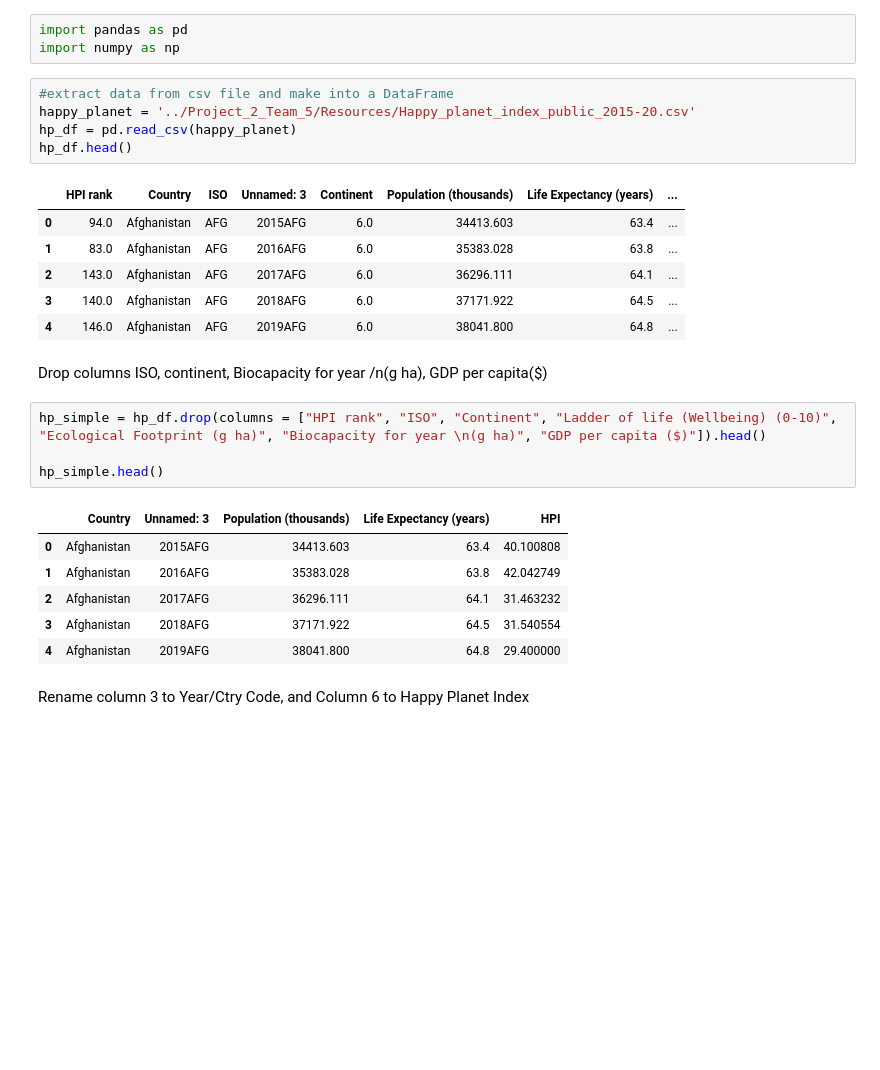
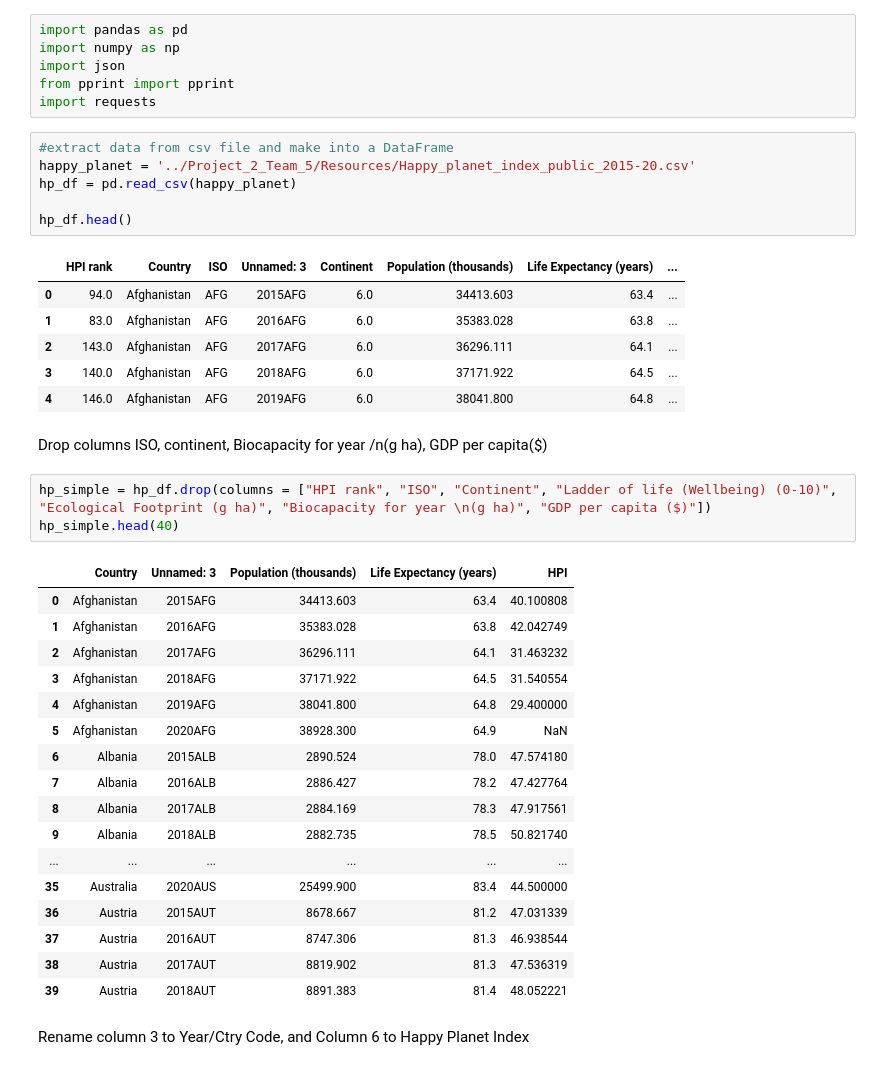
Before and after one commit to jennykardashov/Project_2_Team_5, a Jupyter notebook: HappinessandHomicideMN.ipynb, the cells around one changed output. Drawn from its saved outputs; the diff is of its cells as text; blank space fills up the shorter version.

```diff
--- a/HappinessandHomicideMN.ipynb
+++ b/HappinessandHomicideMN.ipynb
@@ -1,10 +1,14 @@
 # %%
 import pandas as pd
 import numpy as np
+import json
+from pprint import pprint
+import requests
 # %%
 #extract data from csv file and make into a DataFrame
 happy_planet = '../Project_2_Team_5/Resources/Happy_planet_index_public_2015-20.csv'
 hp_df = pd.read_csv(happy_planet)
+
 hp_df.head()
 # %% [output]
 |  | HPI rank | Country | ISO | Unnamed: 3 | Continent | Population (thousands) | Life Expectancy (years) | ... |
@@ -16,16 +20,26 @@ hp_df.head()
 # %% [markdown]
 Drop columns  ISO, continent, Biocapacity for year /n(g ha), GDP per capita($)
 # %%
-hp_simple = hp_df.drop(columns = ["HPI rank", "ISO", "Continent", "Ladder of life (Wellbeing) (0-10)", "Ecological Footprint (g ha)", "Biocapacity for year \n(g ha)", "GDP per capita ($)"]).head()
-
-hp_simple.head()
+hp_simple = hp_df.drop(columns = ["HPI rank", "ISO", "Continent", "Ladder of life (Wellbeing) (0-10)", "Ecological Footprint (g ha)", "Biocapacity for year \n(g ha)", "GDP per capita ($)"])
+hp_simple.head(40)
 # %% [output]
 |  | Country | Unnamed: 3 | Population (thousands) | Life Expectancy (years) | HPI |
 | 0 | Afghanistan | 2015AFG | 34413.603 | 63.4 | 40.100808 |
 | 1 | Afghanistan | 2016AFG | 35383.028 | 63.8 | 42.042749 |
 | 2 | Afghanistan | 2017AFG | 36296.111 | 64.1 | 31.463232 |
 | 3 | Afghanistan | 2018AFG | 37171.922 | 64.5 | 31.540554 |
 | 4 | Afghanistan | 2019AFG | 38041.800 | 64.8 | 29.400000 |
+| 5 | Afghanistan | 2020AFG | 38928.300 | 64.9 | NaN |
+| 6 | Albania | 2015ALB | 2890.524 | 78.0 | 47.574180 |
+| 7 | Albania | 2016ALB | 2886.427 | 78.2 | 47.427764 |
+| 8 | Albania | 2017ALB | 2884.169 | 78.3 | 47.917561 |
+| 9 | Albania | 2018ALB | 2882.735 | 78.5 | 50.821740 |
+| ... | ... | ... | ... | ... | ... |
+| 35 | Australia | 2020AUS | 25499.900 | 83.4 | 44.500000 |
+| 36 | Austria | 2015AUT | 8678.667 | 81.2 | 47.031339 |
+| 37 | Austria | 2016AUT | 8747.306 | 81.3 | 46.938544 |
+| 38 | Austria | 2017AUT | 8819.902 | 81.3 | 47.536319 |
+| 39 | Austria | 2018AUT | 8891.383 | 81.4 | 48.052221 |
 # %% [markdown]
 Rename column 3 to Year/Ctry Code, and Column 6 to Happy Planet Index
 # %%
```
Also changed, not shown: parts of 7 cells of this notebook.
